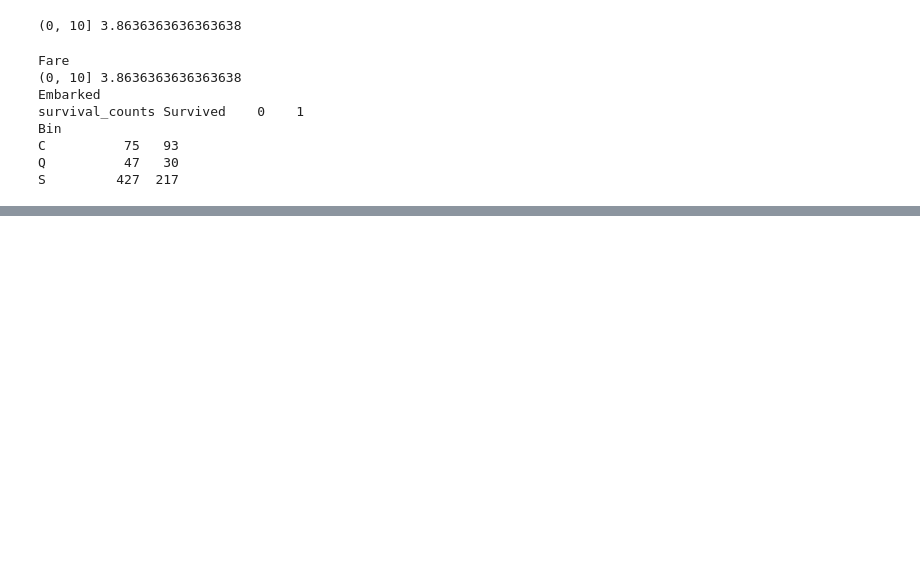
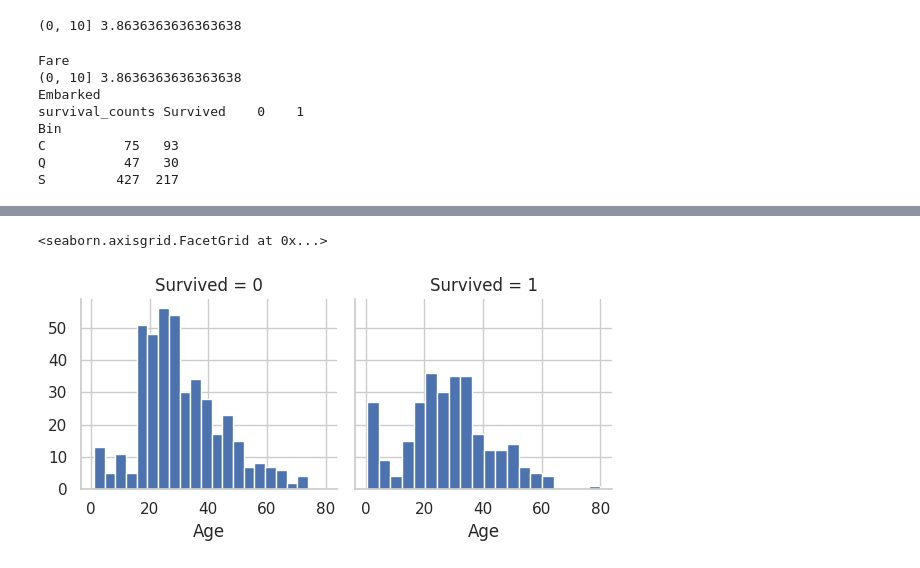
Before and after one commit to AndrewstheBuilder/DeepLearning, a Jupyter notebook: Titanic_Project/Titanic_Challenge.ipynb, the cells around one changed output, grey strips where cells are left out. Saved outputs shown, nothing was run; the diff lists cells and outputs as text; code cells hidden in the pictures; blank space fills up the shorter version.

```diff
--- a/Titanic_Project/Titanic_Challenge.ipynb
+++ b/Titanic_Project/Titanic_Challenge.ipynb
@@ -189,0 +241,4 @@ S         427  217
+# %%
+# Load in test data
+train_df = pd.read_csv('./drive/MyDrive/Titanic_Challenge/train.csv')
+test_df = pd.read_csv('./drive/MyDrive/Titanic_Challenge/test.csv')
@@ -189,0 +389,7 @@ S         427  217
+# %%
+g = sns.FacetGrid(train_df, col='Survived')
+g.map(plt.hist, 'Age', bins=20)
+# Stopped at first analyze by visualizing data
+# %% [output]
+<seaborn.axisgrid.FacetGrid at 0x...>
+[figure, added]
```
Also changed, not shown: parts of 18 cells of this notebook.
